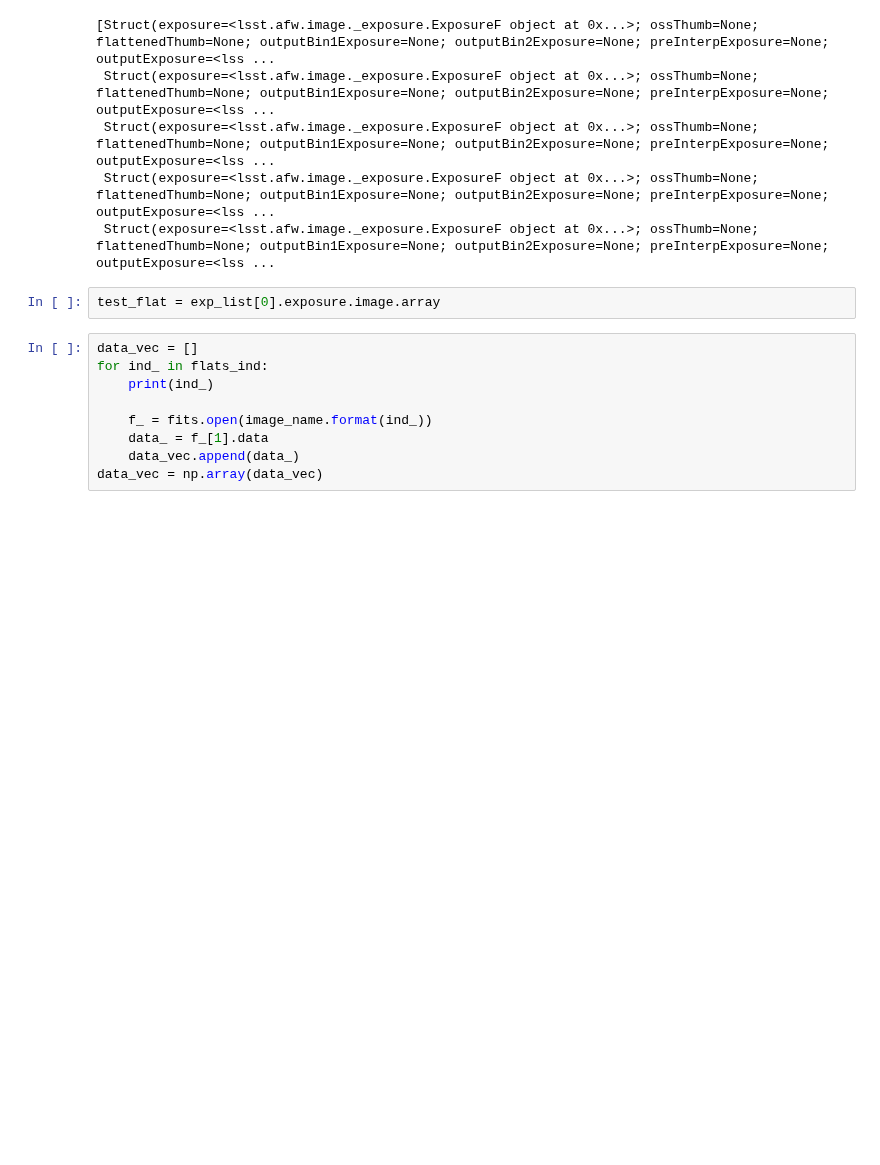
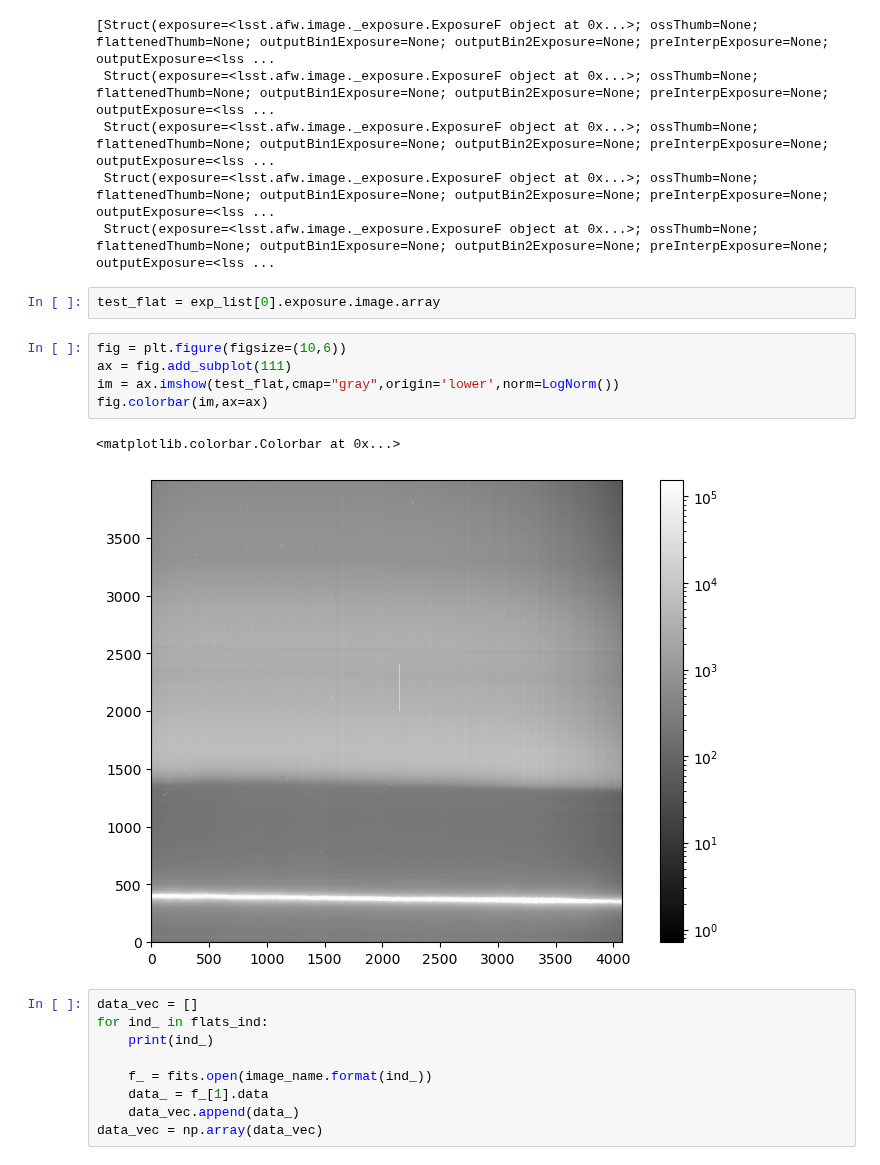
Before and after one commit to mrmonroy/AuxTel_summit_tests_2023, a Jupyter notebook: special_flats_cyl_lens/retrieve_and_analyse_cyl_lens_flats_training.ipynb, the cells around one changed output. Drawn from its saved outputs; the diff is of its cells as text; blank space fills up the shorter version.

```diff
--- a/special_flats_cyl_lens/retrieve_and_analyse_cyl_lens_flats_training.ipynb
+++ b/special_flats_cyl_lens/retrieve_and_analyse_cyl_lens_flats_training.ipynb
@@ -377,6 +377,14 @@ exp_list
  Struct(exposure=<lsst.afw.image._exposure.ExposureF object at 0x...>; ossThumb=None; flattenedThumb=None; outputBin1Exposure=None; outputBin2Exposure=None; preInterpExposure=None; outputExposure=<lss ...
 # %%
 test_flat = exp_list[0].exposure.image.array
+# %%
+fig = plt.figure(figsize=(10,6))
+ax = fig.add_subplot(111)
+im = ax.imshow(test_flat,cmap="gray",origin='lower',norm=LogNorm())
+fig.colorbar(im,ax=ax)
+# %% [output]
+<matplotlib.colorbar.Colorbar at 0x...>
+[figure, added]
 # %%
 data_vec = []
 for ind_ in flats_ind:
```
